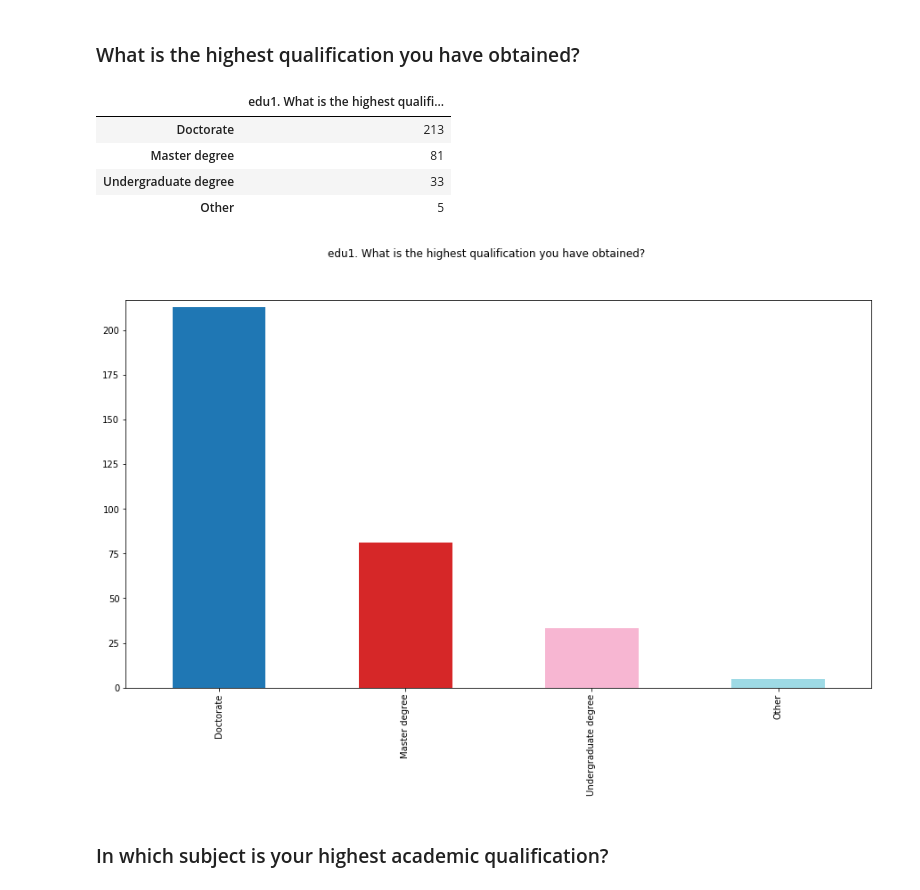
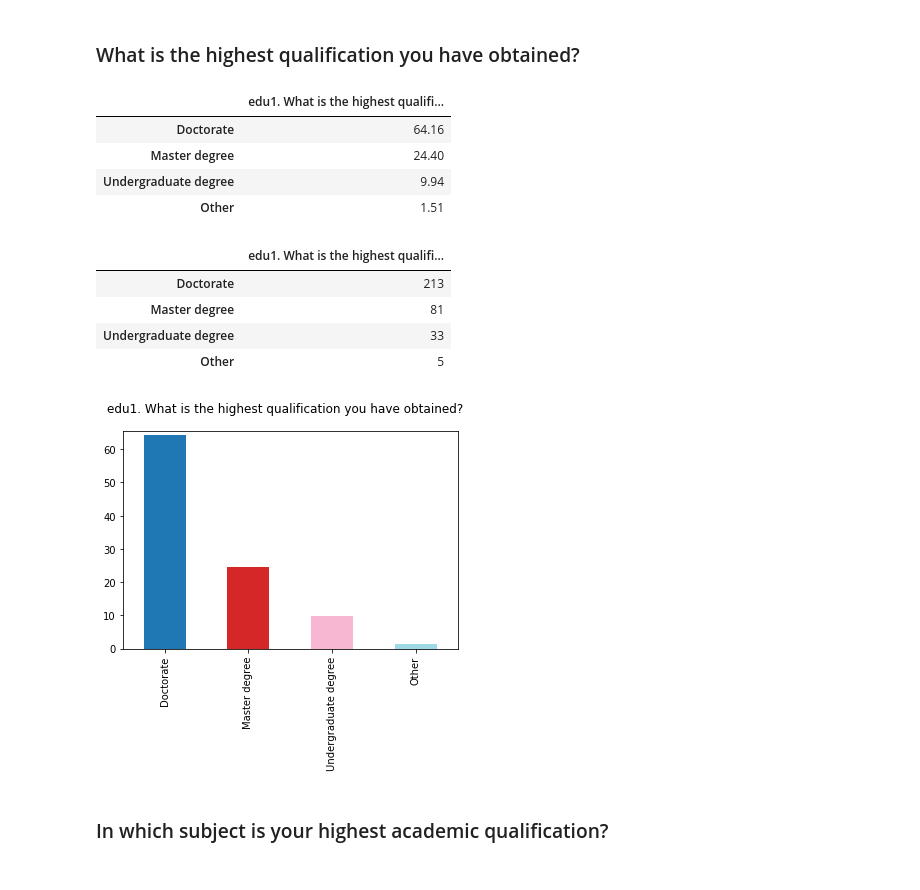
Before and after one commit to softwaresaved/international-survey, a Jupyter notebook: analysis/data_process/uk_2017/uk_17.ipynb, the cells around one changed output. Saved outputs shown, nothing was run; the diff lists cells and outputs as text; code cells hidden in the pictures.

```diff
--- a/analysis/data_process/uk_2017/uk_17.ipynb
+++ b/analysis/data_process/uk_2017/uk_17.ipynb
@@ -62,18 +82,25 @@ _ = get_plot(v_to_count, "one choice")
 v_to_count  = get_count(df, ['edu1. What is the highest qualification you have obtained?'],
                                                 "one choice",
                                                 "../../../survey_creation/uk_17/listAnswers/education.csv")
-# %%
-display(v_to_count)
-# %% [output]
-|  | edu1. What is the highest qualifi... |
-| Doctorate | 213 |
-| Master degree | 81 |
-| Undergraduate degree | 33 |
-| Other | 5 |
+# %%
+perc_to_count = get_percentage(v_to_count)
+# %%
+ display_side_by_side(perc_to_count,v_to_count)
+# %% [output]
+|  | edu1. What is the highest qualifi... |
+| Doctorate | 64.16 |
+| Master degree | 24.40 |
+| Undergraduate degree | 9.94 |
+| Other | 1.51 |
+|  | edu1. What is the highest qualifi... |
+| Doctorate | 213 |
+| Master degree | 81 |
+| Undergraduate degree | 33 |
+| Other | 5 |
 # %%
-_ = get_plot(v_to_count, "one choice")
+_ = get_plot(perc_to_count, "one choice")
 # %% [output]
-[figure, old version]
+[figure, new version]
 # %% [markdown]
 ### In which subject is your highest academic qualification?
 # %%
```
Also changed, not shown: parts of 213 cells of this notebook, 5 other files.
